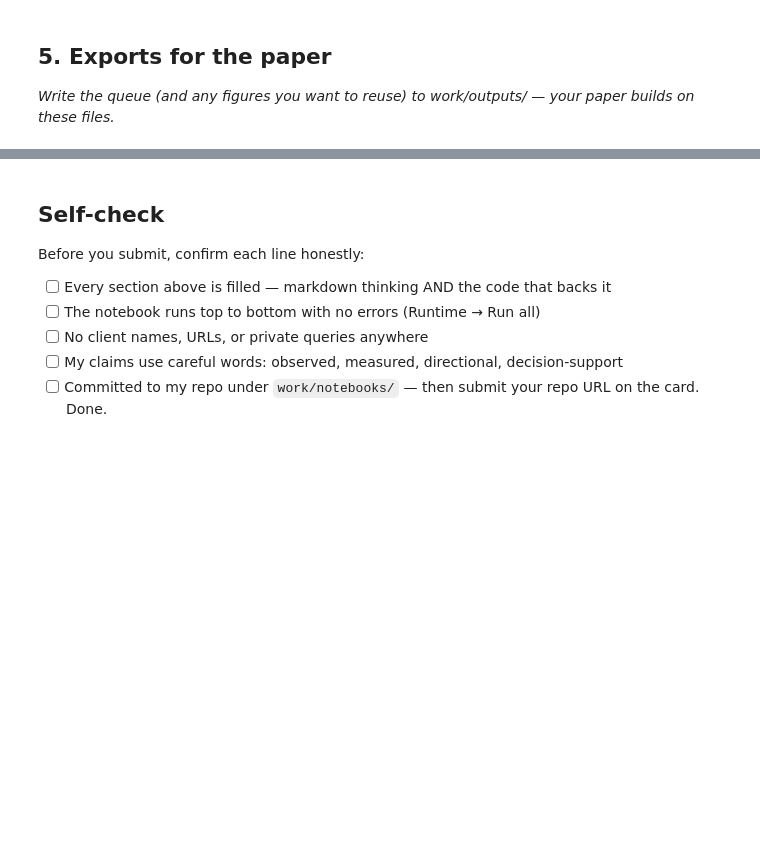
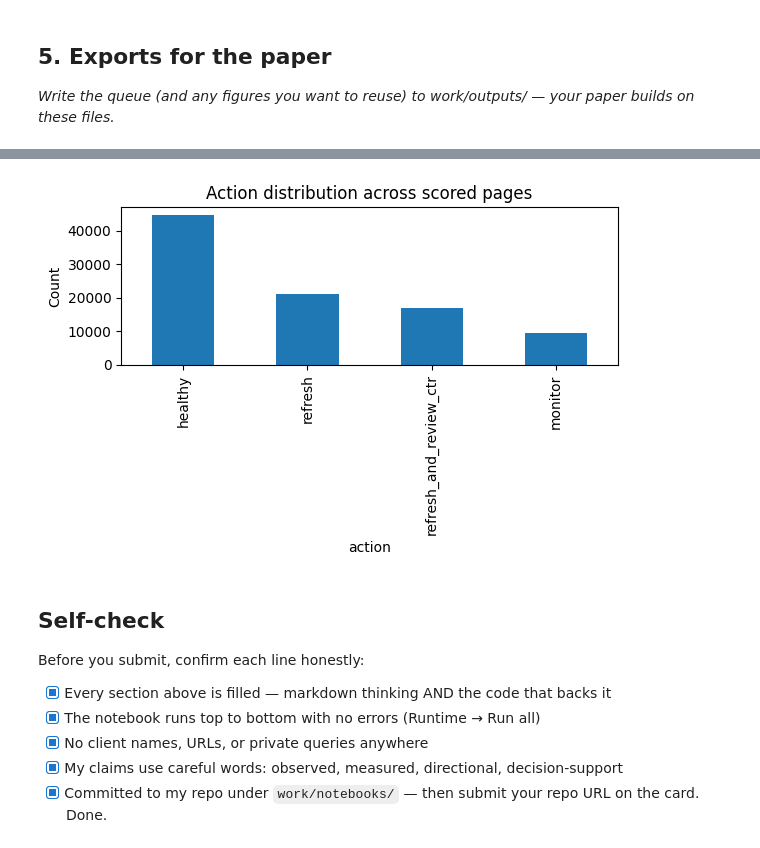
Before and after one commit to Abdul-Samad-17/FlyRank-Internship, a Jupyter notebook: work/notebooks/w07_action_playbook.ipynb, the cells around one changed output, grey strips where cells are left out. Drawn from its saved outputs; the diff is of its cells as text; code cells hidden in the pictures; blank space fills up the shorter version.

Commit message:
Complete ML-10: content action playbook and paper exports

```diff
--- a/work/notebooks/w07_action_playbook.ipynb
+++ b/work/notebooks/w07_action_playbook.ipynb
@@ -12,0 +57,28 @@ This skeleton is yours to fill. Work the sections **in order** — each one has
+# %%
+# Reason codes + action mapping
+def assign_reason(row):
+    if row["ctr"] < 0.005 and row["avg_position"] <= 20:
+        return "low_ctr_visible_page"
+    elif row["avg_position"] > 20:
+        return "weak_position"
+    elif row["risk_prob"] > 0.7:
+        return "model_decline_risk"
+    else:
+        return "monitor_only"
+
+data["reason_code"] = data.apply(assign_reason, axis=1)
+
+def assign_action(row):
+    if row["risk_prob"] > 0.7 and row["reason_code"] == "low_ctr_visible_page":
+        return "refresh_and_review_ctr"
+    elif row["risk_prob"] > 0.7:
+        return "refresh"
+    elif row["risk_prob"] > 0.5:
+        return "monitor"
+    else:
+        return "healthy"
+
+data["action"] = data.apply(assign_action, axis=1)
+
+queue = data.sort_values("risk_prob", ascending=False)
+queue[["content_hash_id","risk_prob","reason_code","action"]].head(20)
@@ -44,10 +211,23 @@ This skeleton is yours to fill. Work the sections **in order** — each one has
+# %%
+import matplotlib.pyplot as plt
+
+action_counts = data["action"].value_counts()
+plt.figure(figsize=(6,4))
+action_counts.plot(kind="bar")
+plt.title("Action distribution across scored pages")
+plt.ylabel("Count")
+plt.tight_layout()
+plt.savefig("work/figures/action_distribution.png")
+plt.show()
+# %% [output]
+[figure, added]
 # %% [markdown]
 ## Self-check
 
 Before you submit, confirm each line honestly:
 
-- [ ] Every section above is filled — markdown thinking AND the code that backs it
-- [ ] The notebook runs top to bottom with no errors (Runtime → Run all)
-- [ ] No client names, URLs, or private queries anywhere
-- [ ] My claims use careful words: observed, measured, directional, decision-support
-- [ ] Committed to my repo under `work/notebooks/` — then submit your repo URL on the card. Done.
+- [x] Every section above is filled — markdown thinking AND the code that backs it
+- [x] The notebook runs top to bottom with no errors (Runtime → Run all)
+- [x] No client names, URLs, or private queries anywhere
+- [x] My claims use careful words: observed, measured, directional, decision-support
+- [x] Committed to my repo under `work/notebooks/` — then submit your repo URL on the card. Done.
```
Also changed, not shown: parts of 12 cells of this notebook.
